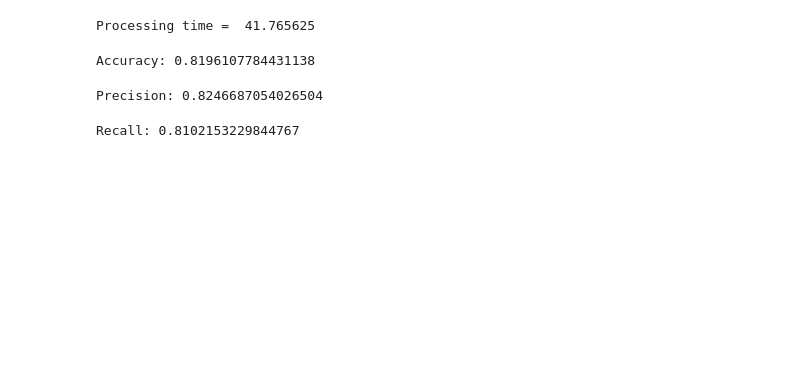
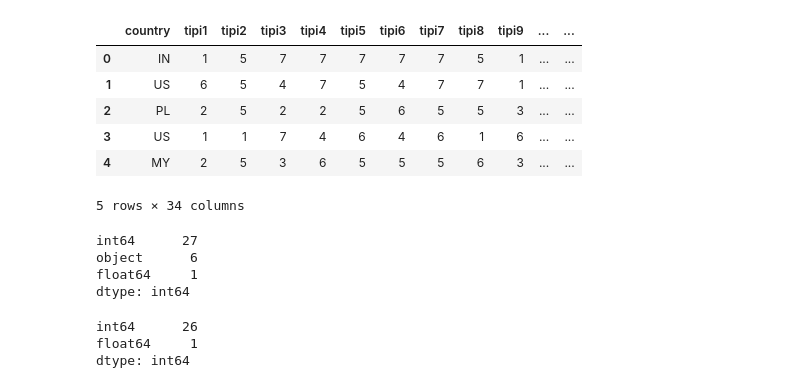
Before and after one commit to tfgerling/Final_project, a Jupyter notebook: Just Jamie thinking about data modeling.ipynb, the cells around one changed output. Saved outputs shown, nothing was run; the diff lists cells and outputs as text; code cells hidden in the pictures; blank space fills up the shorter version.

```diff
--- a/Just Jamie thinking about data modeling.ipynb
+++ b/Just Jamie thinking about data modeling.ipynb
@@ -178,24 +0,0 @@ X_train, X_test, y_train, y_test = train_test_split(X_res, y_res, test_size=0.2,
-# %%
-t1_start = process_time()
-
-clf = svm.SVC(kernel='linear')
-clf.fit(X_train, y_train)
-y_pred = clf.predict(X_test)
-
-t1_stop = process_time()
-
-print ('Processing time = ', t1_stop - t1_start)
-# %% [output]
-Processing time =  41.765625
-# %%
-print("Accuracy:",metrics.accuracy_score(y_test, y_pred))
-# %% [output]
-Accuracy: 0.8196107784431138
-# %%
-print("Precision:",metrics.precision_score(y_test, y_pred))
-# %% [output]
-Precision: 0.8246687054026504
-# %%
-print("Recall:",metrics.recall_score(y_test, y_pred))
-# %% [output]
-Recall: 0.8102153229844767
@@ -201,0 +22,19 @@ Recall: 0.8102153229844767
+# %%
+df = pd.read_csv('dass.csv')
+df.head()
+# %% [output]
+|  | country | tipi1 | tipi2 | tipi3 | tipi4 | tipi5 | tipi6 | tipi7 | tipi8 | tipi9 | ... | ... |
+| 0 | IN | 1 | 5 | 7 | 7 | 7 | 7 | 7 | 5 | 1 | ... | ... |
+| 1 | US | 6 | 5 | 4 | 7 | 5 | 4 | 7 | 7 | 1 | ... | ... |
+| 2 | PL | 2 | 5 | 2 | 2 | 5 | 6 | 5 | 5 | 3 | ... | ... |
+| 3 | US | 1 | 1 | 7 | 4 | 6 | 4 | 6 | 1 | 6 | ... | ... |
+| 4 | MY | 2 | 5 | 3 | 6 | 5 | 5 | 5 | 6 | 3 | ... | ... |
+5 rows × 34 columns
+# %%
+# Check datatypes
+df.dtypes.value_counts()
+# %% [output]
+int64      27
+object      6
+float64     1
+dtype: int64
@@ -201,0 +49,7 @@ Recall: 0.8102153229844767
+# %%
+# Confirm they're gone
+df.dtypes.value_counts()
+# %% [output]
+int64      26
+float64     1
+dtype: int64
```
Also changed, not shown: parts of 53 cells of this notebook, 2 other files.
